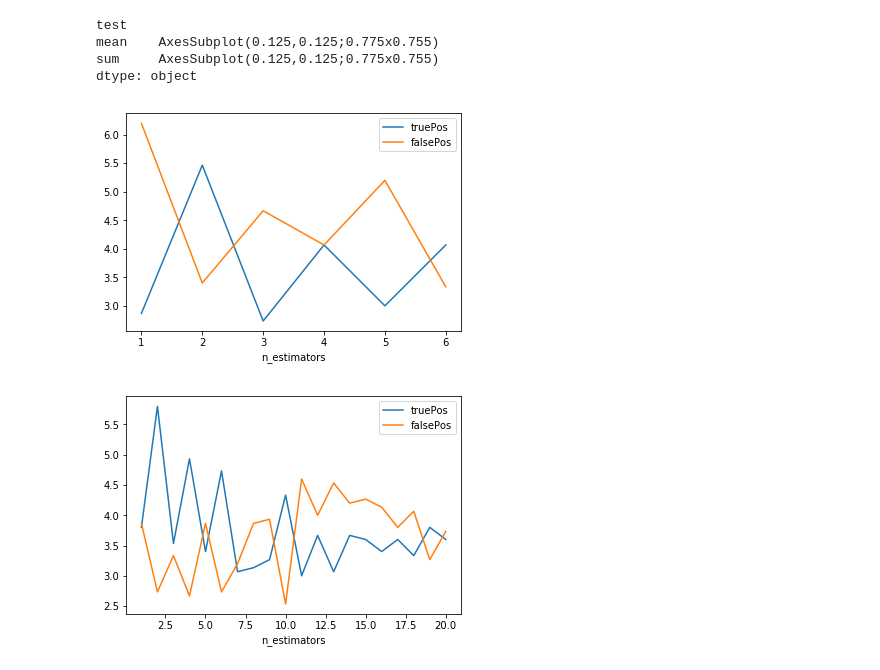
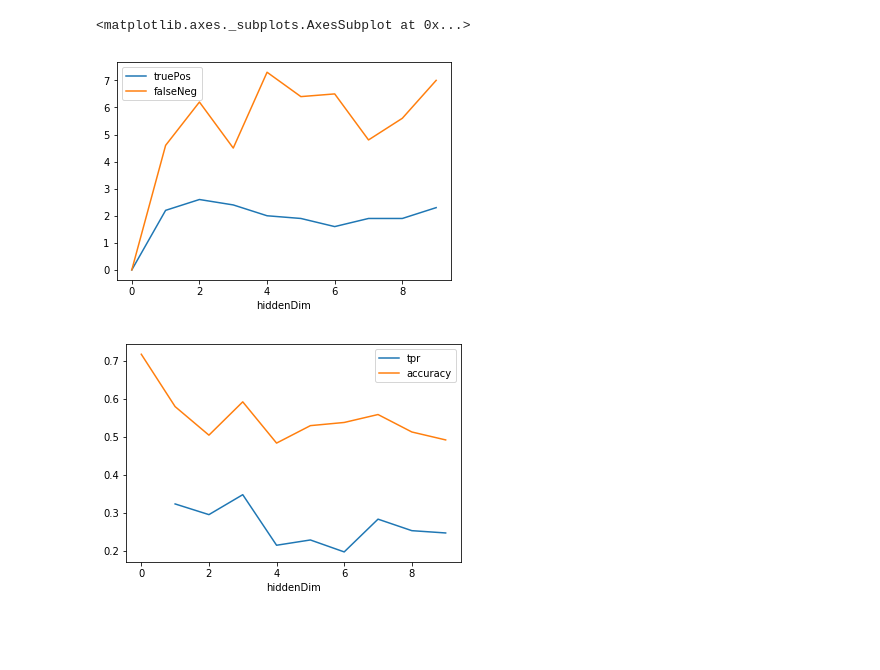
Before and after one commit to ac4649/datalogue_challenge, a Jupyter notebook: runStatsViewer.ipynb, the cells around one changed output. Cells and saved outputs as stored; diff of their text form; code cells hidden in the pictures; blank space fills up the shorter version.

```diff
--- a/runStatsViewer.ipynb
+++ b/runStatsViewer.ipynb
@@ -114,10 +105,9 @@ stats
 # %%
 # plt = stats[stats['test'] == 'sum']['truePos'].plot() # create sub-plots for
-stats.groupby('test').plot(x='n_estimators',y=['truePos','falsePos'])
+# stats.groupby('test').plot(x='n_estimators',y=['truePos','falsePos'])
+stats[stats['test'] == 'hidden_dimm'].plot(x='hiddenDim',y=['truePos','falseNeg'])
+stats[stats['test'] == 'hidden_dimm'].plot(x='hiddenDim',y=['tpr','accuracy'])
 # %% [output]
-test
-mean    AxesSubplot(0.125,0.125;0.775x0.755)
-sum     AxesSubplot(0.125,0.125;0.775x0.755)
-dtype: object
+<matplotlib.axes._subplots.AxesSubplot at 0x...>
-[figure, old version]
+[figure, new version]
-[figure, old version]
+[figure, new version]
```
Also changed, not shown: parts of 3 cells of this notebook, 50 other files.
